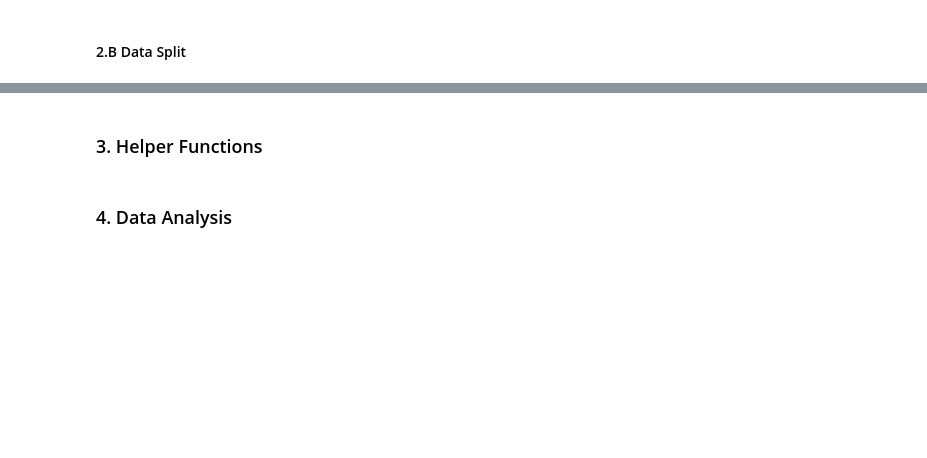
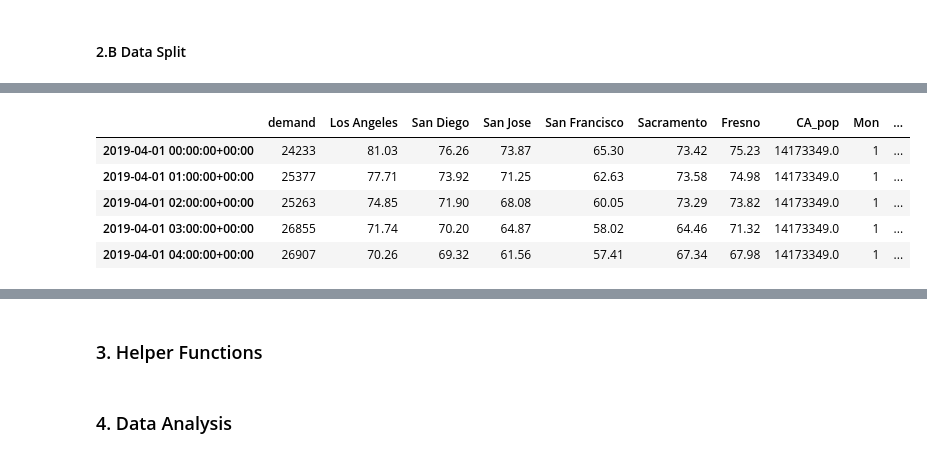
Before and after one commit to Merkeley/EnergyDemandForecast, a Jupyter notebook: Notebooks/EF_EDA2.ipynb, the cells around one changed output, grey strips where cells are left out. Saved outputs shown, nothing was run; the diff lists cells and outputs as text; code cells hidden in the pictures; blank space fills up the shorter version.

```diff
--- a/Notebooks/EF_EDA2.ipynb
+++ b/Notebooks/EF_EDA2.ipynb
@@ -113,3 +134,12 @@ X_val = new_df.iloc[validation_len:, :]
+# %%
+X_val.head()
+# %% [output]
+|  | demand | Los Angeles | San Diego | San Jose | San Francisco | Sacramento | Fresno | CA_pop | Mon | ... |
+| 2019-04-01 00:00:00+00:00 | 24233 | 81.03 | 76.26 | 73.87 | 65.30 | 73.42 | 75.23 | 14173349.0 | 1 | ... |
+| 2019-04-01 01:00:00+00:00 | 25377 | 77.71 | 73.92 | 71.25 | 62.63 | 73.58 | 74.98 | 14173349.0 | 1 | ... |
+| 2019-04-01 02:00:00+00:00 | 25263 | 74.85 | 71.90 | 68.08 | 60.05 | 73.29 | 73.82 | 14173349.0 | 1 | ... |
+| 2019-04-01 03:00:00+00:00 | 26855 | 71.74 | 70.20 | 64.87 | 58.02 | 64.46 | 71.32 | 14173349.0 | 1 | ... |
+| 2019-04-01 04:00:00+00:00 | 26907 | 70.26 | 69.32 | 61.56 | 57.41 | 67.34 | 67.98 | 14173349.0 | 1 | ... |
 # %%
 # Save the test data to a csv file
 X_val.to_csv('../data/big_demand_temp_validation.csv')
```
Also changed, not shown: parts of 19 cells of this notebook, 37 other files.
